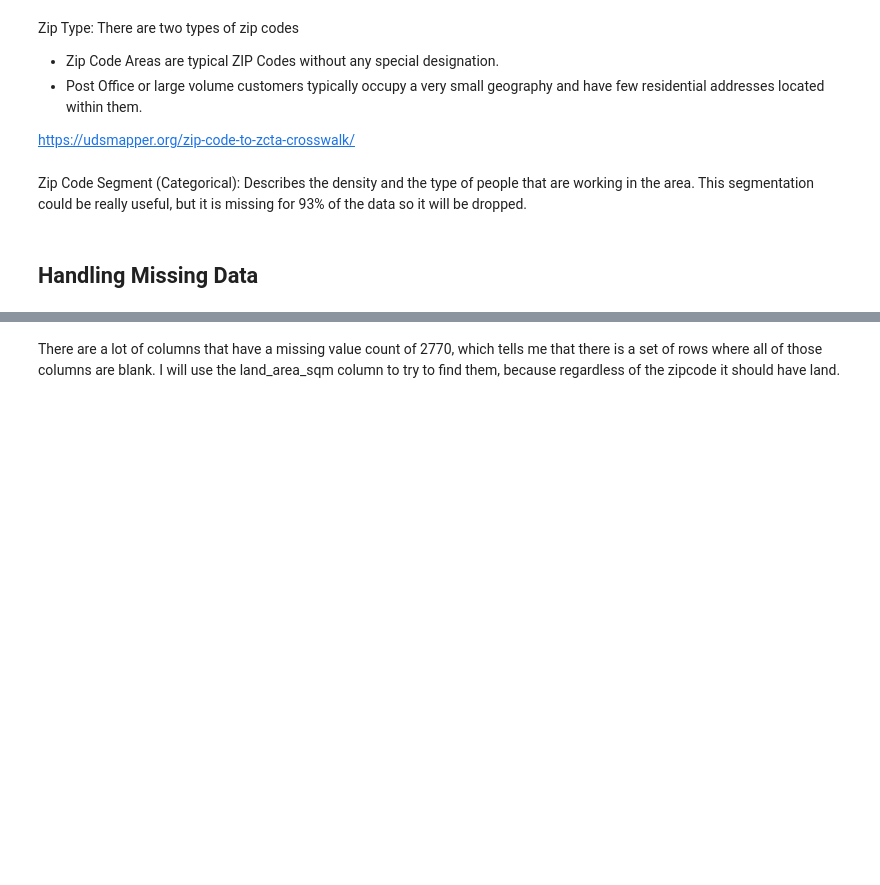
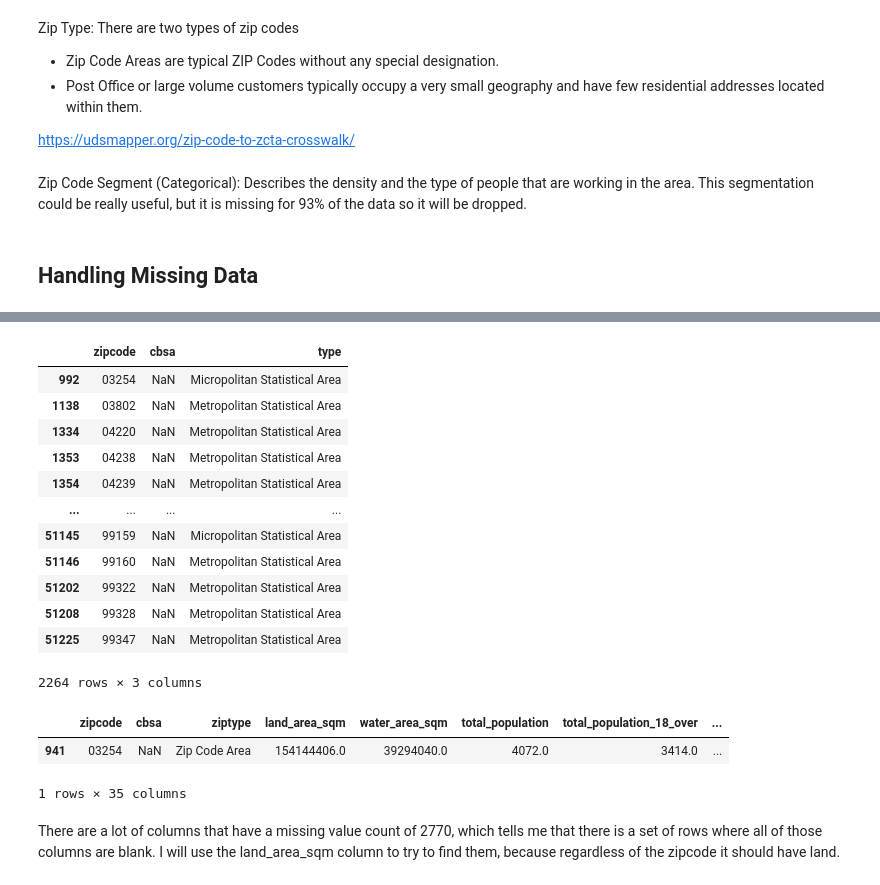
Before and after one commit to Williamdst/Bike-Share-USA, a Jupyter notebook: V_Prediction.ipynb, the cells around one changed output, grey strips where cells are left out. Cells and saved outputs as stored; diff of their text form; code cells hidden in the pictures; blank space fills up the shorter version.

```diff
--- a/V_Prediction.ipynb
+++ b/V_Prediction.ipynb
@@ -149,0 +150,3 @@ dtype: int64
+# %%
+zips_in_cbsa = pd.read_excel('./Data/zip_in_cbsa.xlsx', usecols=['ZIP','CBSA'], dtype = str)
+zips_in_cbsa.columns = ['zipcode','cbsa']
@@ -149,0 +162,4 @@ dtype: int64
+# %%
+cbsa_type = pd.read_excel('./Data/cbsa_type.xls', skiprows=2, usecols=[0,4])
+cbsa_type.columns = ['cbsa', 'type']
+cbsa_type.drop_duplicates(inplace=True)
@@ -149,0 +175,2 @@ dtype: int64
+# %%
+zip_cbsa_merge = zips_in_cbsa.merge(cbsa_type, how='left', on='cbsa')
@@ -150,3 +186,27 @@ dtype: int64
+# %%
+df = zipcodes[['zipcode','cbsa']].merge(zip_cbsa_merge[['zipcode','type']], how='left', on='zipcode')
+# %%
+df[df.cbsa.isna() & df.type.notnull()]
+# %% [output]
+|  | zipcode | cbsa | type |
+| 992 | 03254 | NaN | Micropolitan Statistical Area |
+| 1138 | 03802 | NaN | Metropolitan Statistical Area |
+| 1334 | 04220 | NaN | Metropolitan Statistical Area |
+| 1353 | 04238 | NaN | Metropolitan Statistical Area |
+| 1354 | 04239 | NaN | Metropolitan Statistical Area |
+| ... | ... | ... | ... |
+| 51145 | 99159 | NaN | Micropolitan Statistical Area |
+| 51146 | 99160 | NaN | Metropolitan Statistical Area |
+| 51202 | 99322 | NaN | Metropolitan Statistical Area |
+| 51208 | 99328 | NaN | Metropolitan Statistical Area |
+| 51225 | 99347 | NaN | Metropolitan Statistical Area |
+2264 rows × 3 columns
+# %%
+zipcodes[zipcodes.zipcode=='03254']
+# %% [output]
+|  | zipcode | cbsa | ziptype | land_area_sqm | water_area_sqm | total_population | total_population_18_over | ... |
+| 941 | 03254 | NaN | Zip Code Area | 154144406.0 | 39294040.0 | 4072.0 | 3414.0 | ... |
+1 rows × 35 columns
 # %% [markdown]
 There are a lot of columns that have a missing value count of 2770, which tells me that there is a set of rows where all of those columns are blank. I will use the land_area_sqm column to try to find them, because regardless of the zipcode it should have land.
 # %%
```
Also changed, not shown: parts of 15 cells of this notebook, 1 other file.
